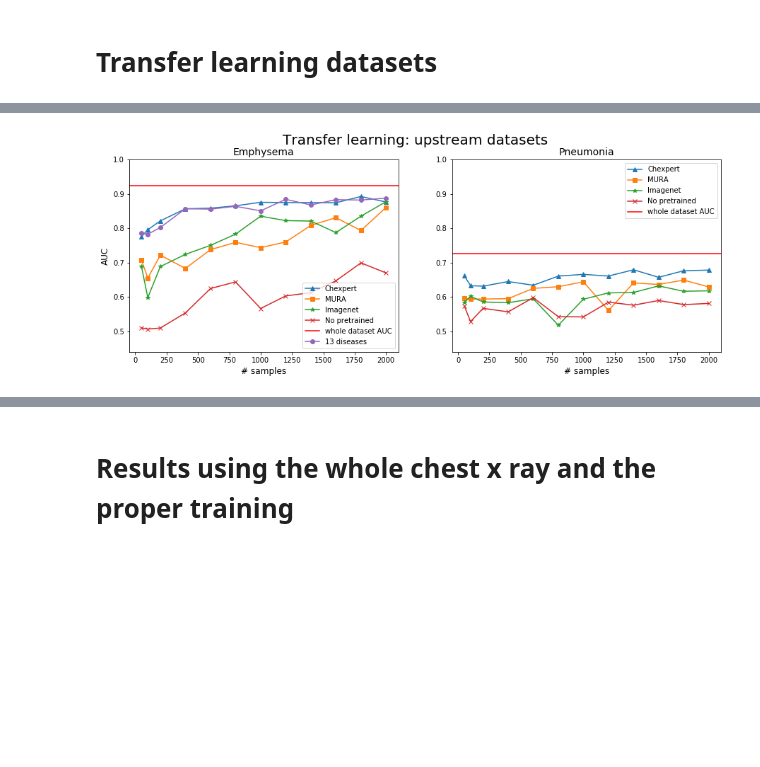
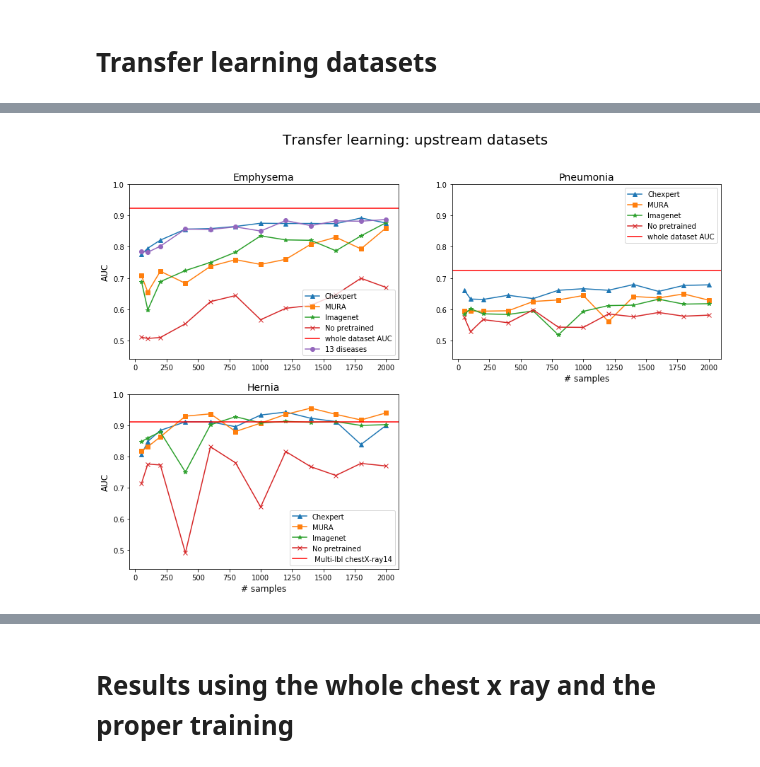
Before and after one commit to r0mer0m/DL-Medical-Images, a Jupyter notebook: plots/plots paper.ipynb, the cells around one changed output, grey strips where cells are left out. Cells and saved outputs as stored; diff of their text form; code cells hidden in the pictures; blank space fills up the shorter version.

Commit message:
code for all plots

```diff
--- a/plots/plots paper.ipynb
+++ b/plots/plots paper.ipynb
@@ -235,44 +237,67 @@ with open('../transfer_learning_dataset/data_plots/imagenet.json') as jfile:
 with open('../transfer_learning_dataset/data_plots/no_pretrained.json') as jfile:
     emphysema_no_pretrained = json.load(jfile)
 
-with open('../transfer_learning_dataset/data_plots/chexpert_pneumonia.json') as jfile:
+DISEASE = 'Pneumonia'
+with open(f'../transfer_learning_dataset/data_plots/chexpert_{DISEASE.lower()}.json') as jfile:
     pneumonia_chexpert = json.load(jfile)
-with open('../transfer_learning_dataset/data_plots/MURA_pneumonia.json') as jfile:
+with open(f'../transfer_learning_dataset/data_plots/MURA_{DISEASE.lower()}.json') as jfile:
     pneumonia_MURA = json.load(jfile)
-with open('../transfer_learning_dataset/data_plots/imagenet_pneumonia.json') as jfile:
+with open(f'../transfer_learning_dataset/data_plots/imagenet_{DISEASE.lower()}.json') as jfile:
     pneumonia_imagenet = json.load(jfile)
-with open('../transfer_learning_dataset/data_plots/no_pretrained_pneumonia.json') as jfile:
+with open(f'../transfer_learning_dataset/data_plots/no_pretrained_{DISEASE.lower()}.json') as jfile:
     pneumonia_no_pretrained = json.load(jfile)
+
+DISEASE = 'Hernia'
+with open(f'../transfer_learning_dataset/data_plots/chexpert_{DISEASE.lower()}.json') as jfile:
+    hernia_chexpert = json.load(jfile)
+with open(f'../transfer_learning_dataset/data_plots/MURA_{DISEASE.lower()}.json') as jfile:
+    hernia_MURA = json.load(jfile)
+with open(f'../transfer_learning_dataset/data_plots/imagenet_{DISEASE.lower()}.json') as jfile:
+    hernia_imagenet = json.load(jfile)
+with open(f'../transfer_learning_dataset/data_plots/no_pretrained_{DISEASE.lower()}.json') as jfile:
+    hernia_no_pretrained = json.load(jfile)
 # %%
-fig = plt.figure(figsize=(15,5))
+fig = plt.figure(figsize=(15,10))
 fig.suptitle('Transfer learning: upstream datasets', fontsize=20)
 
-plt.subplot(1,2,1)
+plt.subplot(2,2,1)
 
 plt.plot(x, emphysema_chexpert['auc'], '-^', label='Chexpert')
 plt.plot(x, emphysema_MURA['auc'], '-s', label='MURA')
 plt.plot(x, emphysema_imagenet['auc'], '-*', label='Imagenet')
 plt.plot(x, emphysema_no_pretrained['auc'], '-x', label='No pretrained')
 plt.axhline(.923, color='red', label='whole dataset AUC')
 plt.plot(x, emphysema_13diseases['auc'], '-o', label='13 diseases')
 
 plt.legend()
 plt.ylim(.44,1)
 plt.title('Emphysema', fontsize=14)
 plt.ylabel('AUC', fontsize=12)
-plt.xlabel('# samples', fontsize=12)
+# plt.xlabel('# samples', fontsize=12)
 
-plt.subplot(1,2,2)
+plt.subplot(2,2,2)
 plt.plot(x, pneumonia_chexpert['auc'], '-^', label='Chexpert')
 plt.plot(x, pneumonia_MURA['auc'], '-s', label='MURA')
 plt.plot(x, pneumonia_imagenet['auc'], '-*', label='Imagenet')
 plt.plot(x, pneumonia_no_pretrained['auc'], '-x', label='No pretrained')
 plt.axhline(.725, color='red', label='whole dataset AUC')
 plt.legend()
 plt.ylim(.44,1)
 plt.title('Pneumonia', fontsize=14)
 plt.xlabel('# samples', fontsize=12)
 
+plt.subplot(2,2,3)
+plt.plot(x, hernia_chexpert['auc'], '-^', label='Chexpert')
+plt.plot(x, hernia_MURA['auc'], '-s', label='MURA')
+plt.plot(x, hernia_imagenet['auc'], '-*', label='Imagenet')
+plt.plot(x, hernia_no_pretrained['auc'], '-x', label='No pretrained')
+plt.axhline(.912, color='red', label=' Multi-lbl chestX-ray14')
+plt.legend()
+plt.ylim(.44,1)
+plt.title('Hernia', fontsize=14)
+plt.xlabel('# samples', fontsize=12)
+plt.ylabel('AUC', fontsize=12)
+
 plt.show()
 # %% [output]
-[figure, old version]
+[figure, new version]
```
Also changed, not shown: parts of 3 cells of this notebook, 10 other files.
